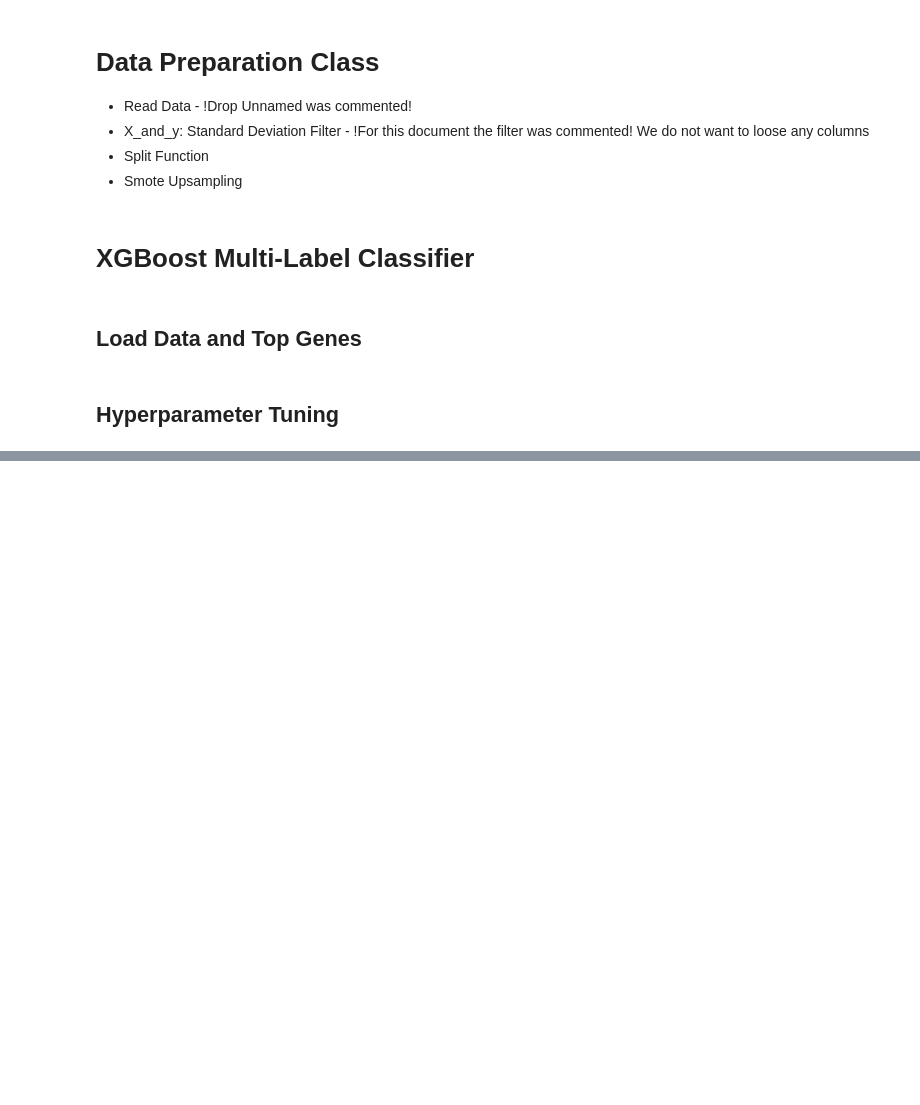
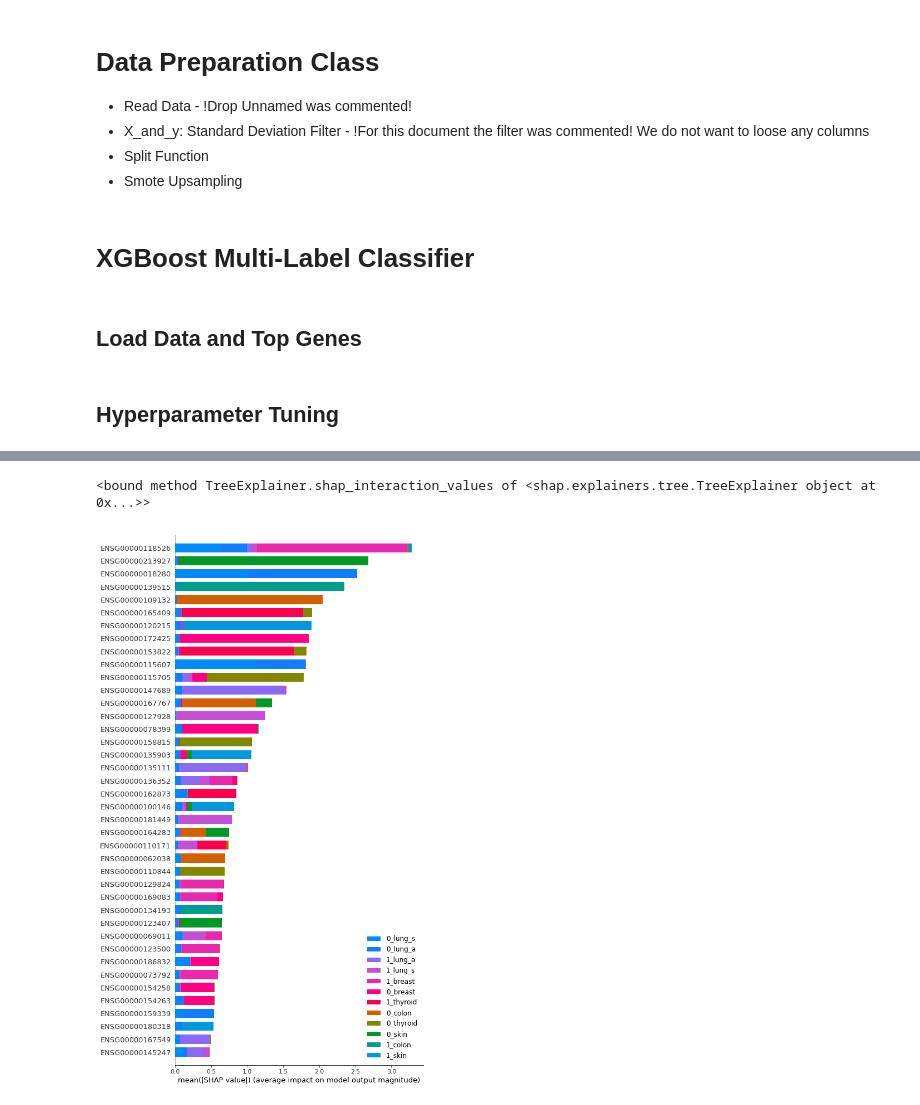
Before and after one commit to mikesamir/oncological_gene_expression_analysis, a Jupyter notebook: 1_XGBoost.ipynb, the cells around one changed output, grey strips where cells are left out. Saved outputs shown, nothing was run; the diff lists cells and outputs as text; code cells hidden in the pictures; blank space fills up the shorter version.

```diff
--- a/1_XGBoost.ipynb
+++ b/1_XGBoost.ipynb
@@ -152,6 +152,8 @@ top_genes.append("label")
 ## Hyperparameter Tuning
 # %%
 X_train, y_train, X_test, y_test = dataprep.bulbasaur("Output/Chunk_AllCancers_1only.csv", usecols = top_genes)
+# %%
+X_train_all, y_train_all, X_test_all, y_test_all = dataprep.bulbasaur("Output/Chunk_AllCancers.csv", usecols = top_genes)
 # %%
 import os
 os.environ['KMP_DUPLICATE_LIB_OK']='True'
@@ -254,0 +267,12 @@ optimized_GBM.best_params_
+# %%
+model_all = XGBClassifier(colsample_bytree = 0.8,
+                      gamma = 0.1,
+                      learning_rate = 0.1,
+                      max_depth = 7,
+                      num_class = 12,
+                      n_estimators = 800,
+                      objective = "multi:softmax",
+                      seed = 1888,
+                      subsample = 0.9,
+                      min_child_weight = 1)
+model_all.fit(X_train_all, y_train_all)
@@ -254,0 +297,4 @@ optimized_GBM.best_params_
+# %%
+ENSG00000115705
+# %% [output]
+<bound method TreeExplainer.shap_interaction_values of <shap.explainers.tree.TreeExplainer object at 0x...>>
@@ -255,2 +303,8 @@ optimized_GBM.best_params_
+# %%
+explainer = shap.TreeExplainer(model_all)
+shap_values = explainer.shap_values(X_test_all,approximate=True)
+shap.summary_plot(shap_values, X_test_all, plot_type="bar", class_names = model_all.classes_, max_display=40, layered_violin_max_num_bins=40)
+# %% [output]
+[figure, added]
 # %%
 explainer = shap.TreeExplainer(model)
```
Also changed, not shown: parts of 19 cells of this notebook, 6 other files.
